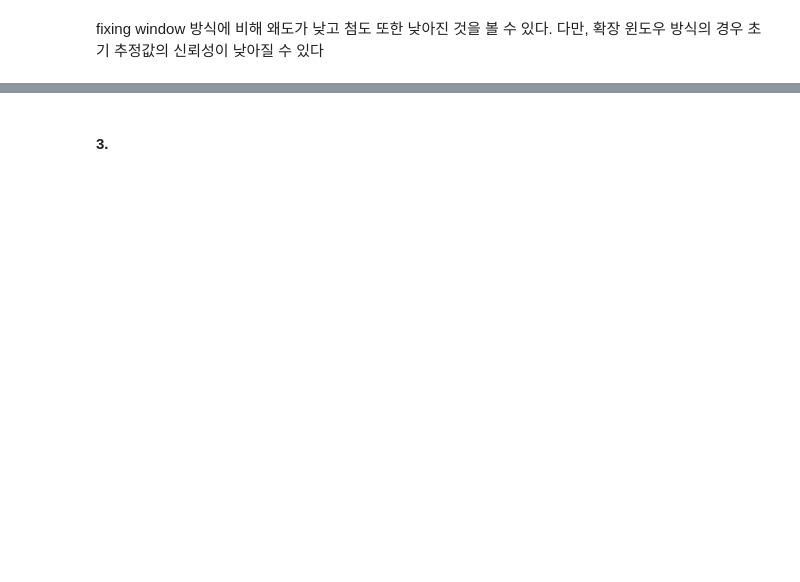
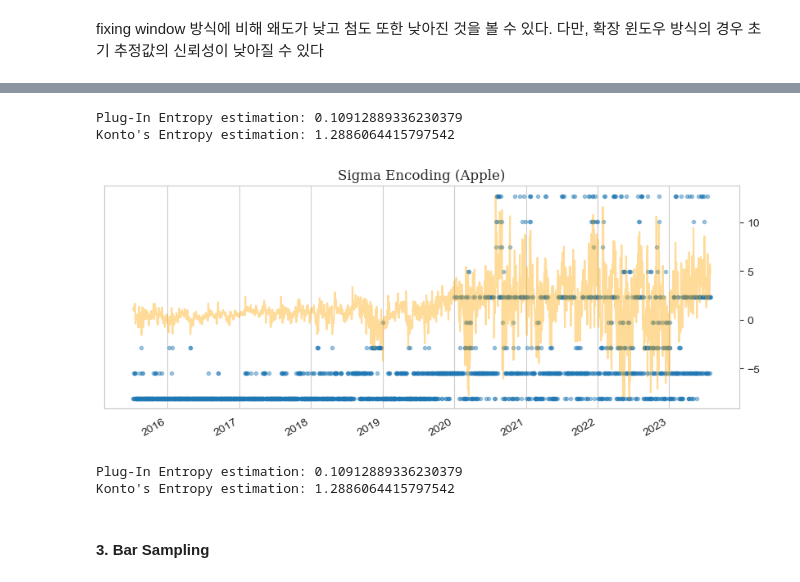
Before and after one commit to Tommylee1013/QUANTIFI, a Jupyter notebook: Week 10/Advanced Time Series.ipynb, the cells around one changed output, grey strips where cells are left out. Drawn from its saved outputs; the diff is of its cells as text; code cells hidden in the pictures; blank space fills up the shorter version.

```diff
--- a/Week 10/Advanced Time Series.ipynb
+++ b/Week 10/Advanced Time Series.ipynb
@@ -207,0 +231,4 @@ Text(0.5, 1.0, 'Supremum ADF test (Apple)')
+# %%
+ret = ats.fracDiff(apple, 0.6).Close
+ret_quantile = pd.qcut(ret, q = 10, labels = range(10))
+message = ''.join(map(str, ret_quantile.values))
@@ -208,2 +242,36 @@ Text(0.5, 1.0, 'Supremum ADF test (Apple)')
+# %%
+def generate_buckets(series: pd.Series, sigma: float) -> list:
+    segments = []
+    cnt = 1
+    while series.min() + (cnt - 1) * sigma < series.max():
+        segments.append([series.min() + (cnt - 1) * sigma, series.min() + cnt * sigma])
+        cnt += 1
+    return segments
+
+def encode_single_obs(obs: float, segments: list) -> str:
+    for i in range(len(segments)):
+        if segments[i][0] <= obs < segments[i][1]:
+            code = chr(48 + i)
+            return code
+# %%
+segments = generate_buckets(series = ret, sigma = ret.std())
+ret_sigma = ret.apply(lambda obs: encode_single_obs(obs = obs, segments = segments))
+message = ''.join(map(str, ret_sigma.values))
+# %%
+plt.figure(figsize = (10,4))
+plt.scatter(ret_sigma.index, ret_sigma, marker = '.', alpha = 0.4)
+ret.plot(secondary_y = True, color = 'orange', alpha = 0.4)
+plt.title('Sigma Encoding (Apple)', fontfamily = 'Serif', fontsize = 12)
+# %% [output]
+Plug-In Entropy estimation: 0.10912889336230379
+Konto's Entropy estimation: 1.2886064415797542
+[figure, added]
+# %%
+print(f'Plug-In Entropy estimation: {ats.plug_in(msg = message, w = 100)[0]}')
+konto_est = ats.konto(msg = message, window = 100)['h']
+print(f'Konto\'s Entropy estimation: {konto_est}')
+# %% [output]
+Plug-In Entropy estimation: 0.10912889336230379
+Konto's Entropy estimation: 1.2886064415797542
 # %% [markdown]
-#### 3.
+#### 3. Bar Sampling
```
Also changed, not shown: parts of 11 cells of this notebook, 2 other files.
